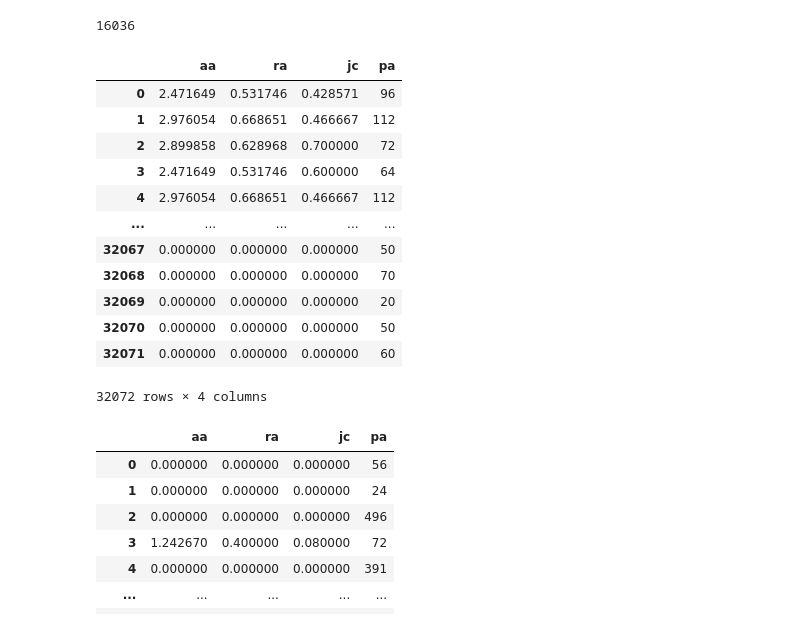
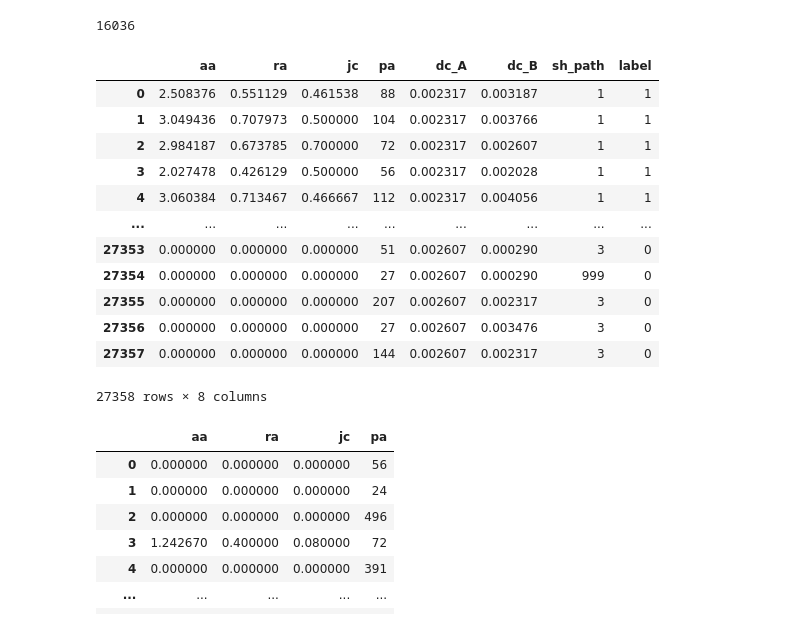
Before and after one commit to anankeman/paper_collaboration_prediction, a Jupyter notebook: Model.ipynb, the cells around one changed output. Saved outputs shown, nothing was run; the diff lists cells and outputs as text; code cells hidden in the pictures.

```diff
--- a/Model.ipynb
+++ b/Model.ipynb
@@ -8,8 +8,8 @@ from sklearn.svm import LinearSVC
 from sklearn.calibration import CalibratedClassifierCV
 # %%
 test = pd.read_csv("test1.csv")
-df = pd.read_csv("train1.csv")
-dev = pd.read_csv("dev1.csv")
+df = pd.read_csv("train1_combined.csv")
+dev = pd.read_csv("dev1_combined.csv")
 #test.drop(test.columns[[13,14]], axis=1, inplace=True)
 #df.drop(df.columns[[13,14]], axis=1, inplace=True)
 # %%
@@ -30,21 +30,21 @@ len(dev[dev.label ==0])
 # %% [output]
 16036
 # %%
-df.iloc[:,4:-1]
+df.iloc[:,4:]
 # %% [output]
-|  | aa | ra | jc | pa |
-| 0 | 2.471649 | 0.531746 | 0.428571 | 96 |
-| 1 | 2.976054 | 0.668651 | 0.466667 | 112 |
-| 2 | 2.899858 | 0.628968 | 0.700000 | 72 |
-| 3 | 2.471649 | 0.531746 | 0.600000 | 64 |
-| 4 | 2.976054 | 0.668651 | 0.466667 | 112 |
-| ... | ... | ... | ... | ... |
-| 32067 | 0.000000 | 0.000000 | 0.000000 | 50 |
-| 32068 | 0.000000 | 0.000000 | 0.000000 | 70 |
-| 32069 | 0.000000 | 0.000000 | 0.000000 | 20 |
-| 32070 | 0.000000 | 0.000000 | 0.000000 | 50 |
-| 32071 | 0.000000 | 0.000000 | 0.000000 | 60 |
+|  | aa | ra | jc | pa | dc_A | dc_B | sh_path | label |
+| 0 | 2.508376 | 0.551129 | 0.461538 | 88 | 0.002317 | 0.003187 | 1 | 1 |
+| 1 | 3.049436 | 0.707973 | 0.500000 | 104 | 0.002317 | 0.003766 | 1 | 1 |
+| 2 | 2.984187 | 0.673785 | 0.700000 | 72 | 0.002317 | 0.002607 | 1 | 1 |
+| 3 | 2.027478 | 0.426129 | 0.500000 | 56 | 0.002317 | 0.002028 | 1 | 1 |
+| 4 | 3.060384 | 0.713467 | 0.466667 | 112 | 0.002317 | 0.004056 | 1 | 1 |
+| ... | ... | ... | ... | ... | ... | ... | ... | ... |
+| 27353 | 0.000000 | 0.000000 | 0.000000 | 51 | 0.002607 | 0.000290 | 3 | 0 |
+| 27354 | 0.000000 | 0.000000 | 0.000000 | 27 | 0.002607 | 0.000290 | 999 | 0 |
+| 27355 | 0.000000 | 0.000000 | 0.000000 | 207 | 0.002607 | 0.002317 | 3 | 0 |
+| 27356 | 0.000000 | 0.000000 | 0.000000 | 27 | 0.002607 | 0.003476 | 3 | 0 |
+| 27357 | 0.000000 | 0.000000 | 0.000000 | 144 | 0.002607 | 0.002317 | 3 | 0 |
-32072 rows × 4 columns
+27358 rows × 8 columns
 # %%
 test.iloc[:,4:]
 # %% [output]
```
Also changed, not shown: parts of 8 cells of this notebook, 8 other files.
